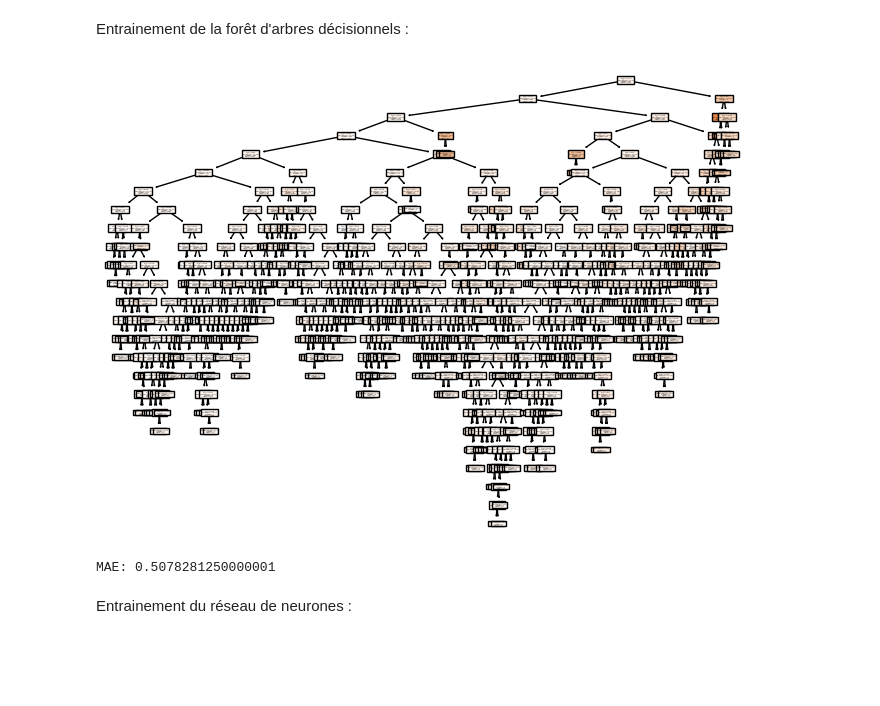
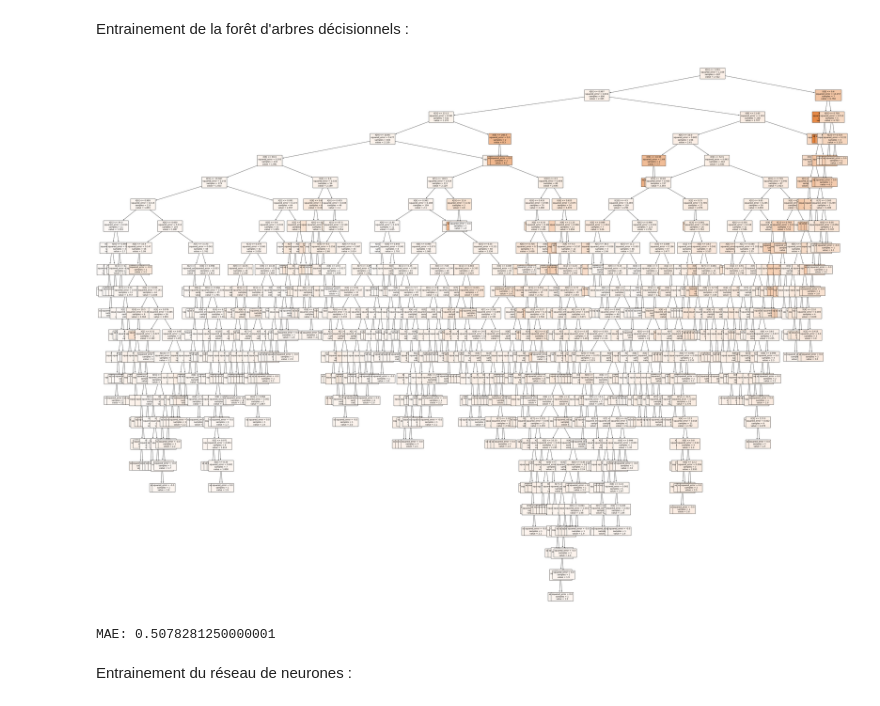
Before and after one commit to Thibaut-Le-Goff/No_wine_without_water, a Jupyter notebook: no-wine-without-water.ipynb, the cells around one changed output. Drawn from its saved outputs; the diff is of its cells as text; code cells hidden in the pictures; blank space fills up the shorter version.

```diff
--- a/no-wine-without-water.ipynb
+++ b/no-wine-without-water.ipynb
@@ -123,24 +123,24 @@ Entrainement de la forêt d'arbres décisionnels :
 # %%
 model_prediction_sucre = RandomForestRegressor(random_state=0)
 
 # entrainement du model
 model_prediction_sucre.fit(entrainement_X, entrainement_y)
 
 # visualisation
-plt.figure(figsize=(8, 6))
-plot_tree(model_prediction_sucre.estimators_[0], filled=True)
+plt.figure(figsize=(64, 48))
+plot_tree(model_prediction_sucre.estimators_[0], filled=True, fontsize=10)
 plt.show()
 
 # propagation des données de validation pour recevoir les prédictions du réseau
 prediction_validation = model_prediction_sucre.predict(validation_X)
 
 # vérification de l'éficacité du model en comparent ce qu'il prédit (prediction_validation)
 # à ce qu'il aurait dû prédire (validation_y)
 model_validation_sucre = mean_absolute_error(prediction_validation, validation_y)
 
 print("MAE: {}".format(model_validation_sucre))
 # %% [output]
-[figure, old version]
+[figure, new version]
 MAE: 0.5078281250000001
 # %% [markdown]
 Entrainement du réseau de neurones :
```
Also changed, not shown: parts of 1 cell of this notebook.
